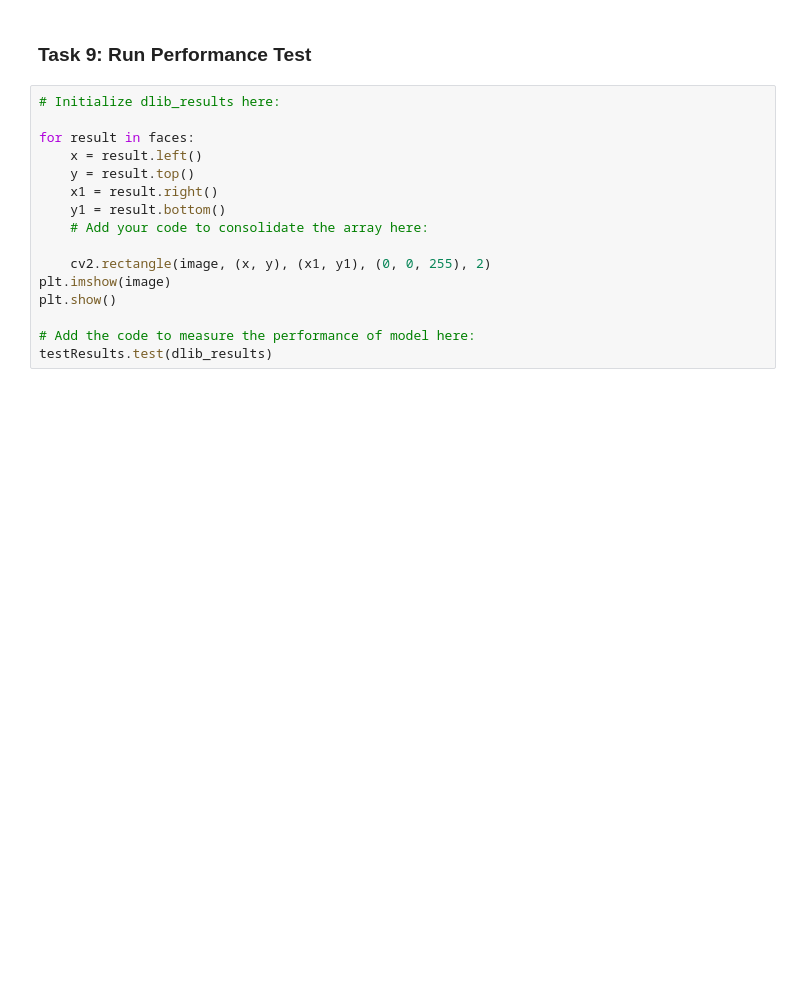
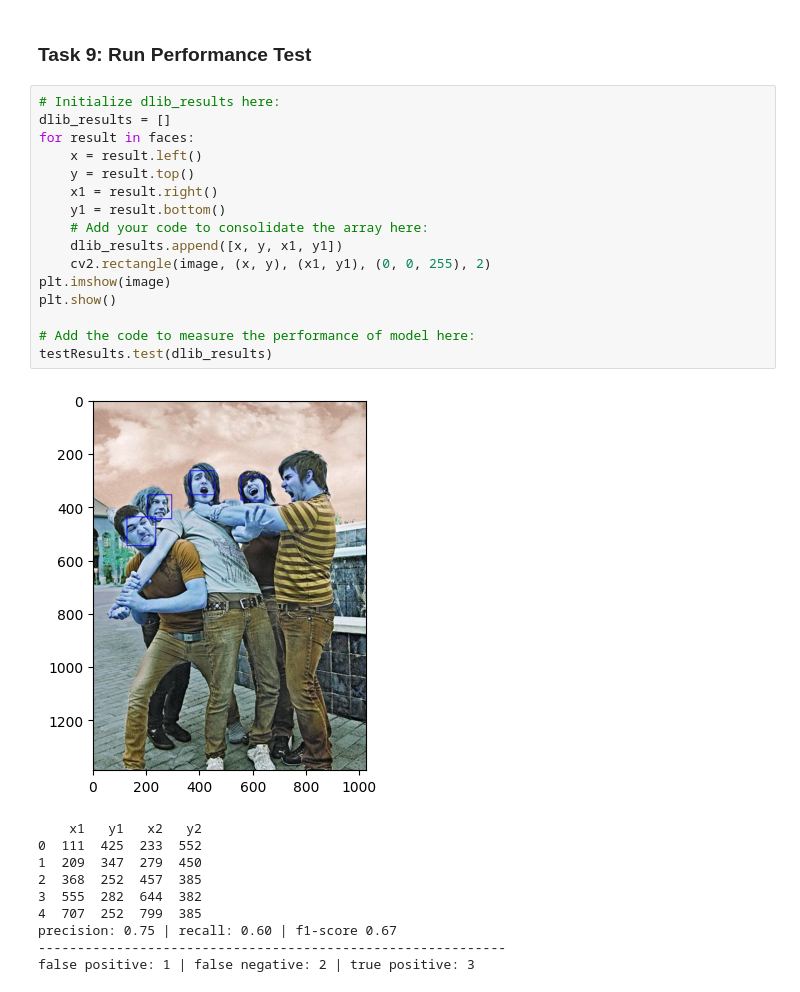
Before and after one commit to mobatusi/OpenCV-FaceDetection-DNN, a Jupyter notebook: facedetection.ipynb, the cells around one changed output. Saved outputs shown, nothing was run; the diff lists cells and outputs as text; blank space fills up the shorter version.

```diff
--- a/facedetection.ipynb
+++ b/facedetection.ipynb
@@ -142,17 +173,28 @@ false positive: 0 | false negative: 1 | true positive: 4
 ### Task 9: Run Performance Test
 # %%
 # Initialize dlib_results here:
-
+dlib_results = []
 for result in faces:
     x = result.left()
     y = result.top()
     x1 = result.right()
     y1 = result.bottom()
     # Add your code to consolidate the array here:
-
+    dlib_results.append([x, y, x1, y1])
     cv2.rectangle(image, (x, y), (x1, y1), (0, 0, 255), 2)
 plt.imshow(image)
 plt.show()
 
 # Add the code to measure the performance of model here:
 testResults.test(dlib_results)
+# %% [output]
+[figure, added]
+    x1   y1   x2   y2
+0  111  425  233  552
+1  209  347  279  450
+2  368  252  457  385
+3  555  282  644  382
+4  707  252  799  385
+precision: 0.75 | recall: 0.60 | f1-score 0.67
+------------------------------------------------------------
+false positive: 1 | false negative: 2 | true positive: 3
```
Also changed, not shown: parts of 3 cells of this notebook.
